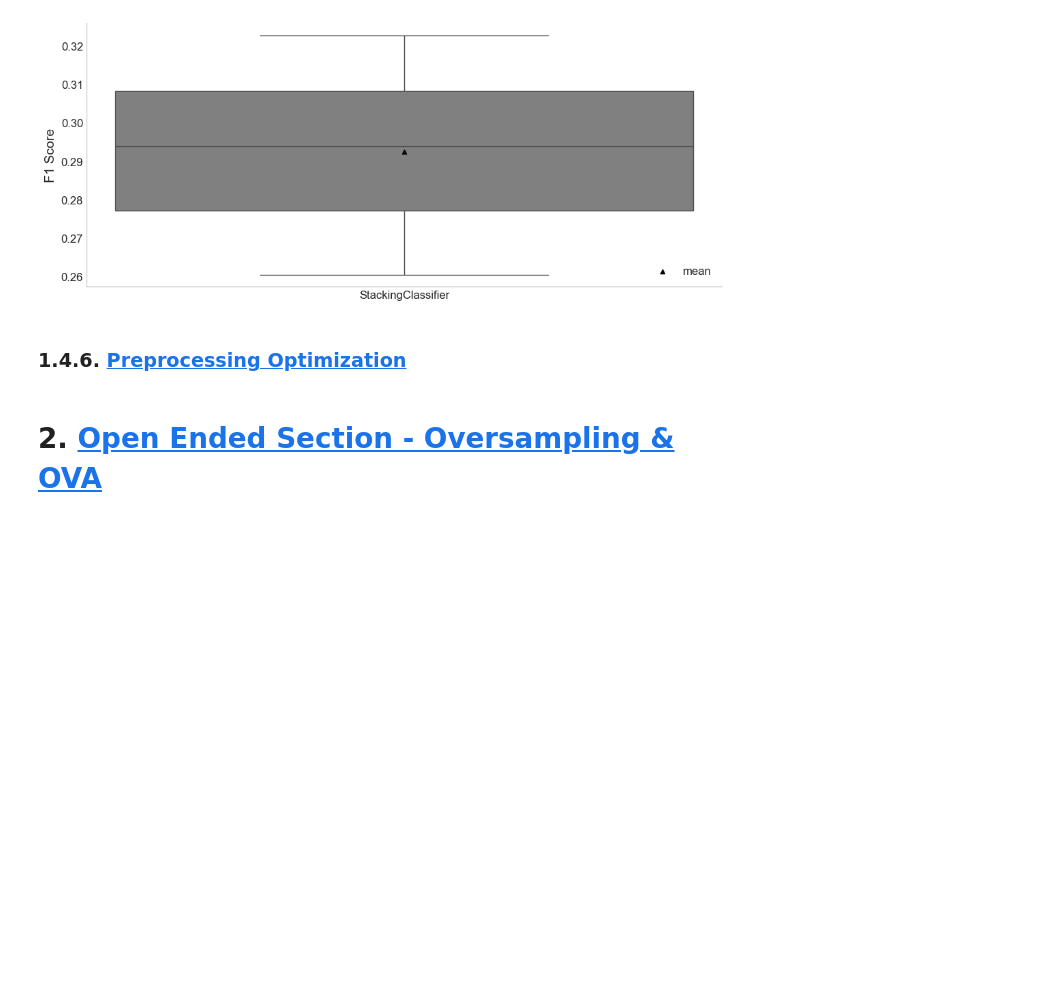
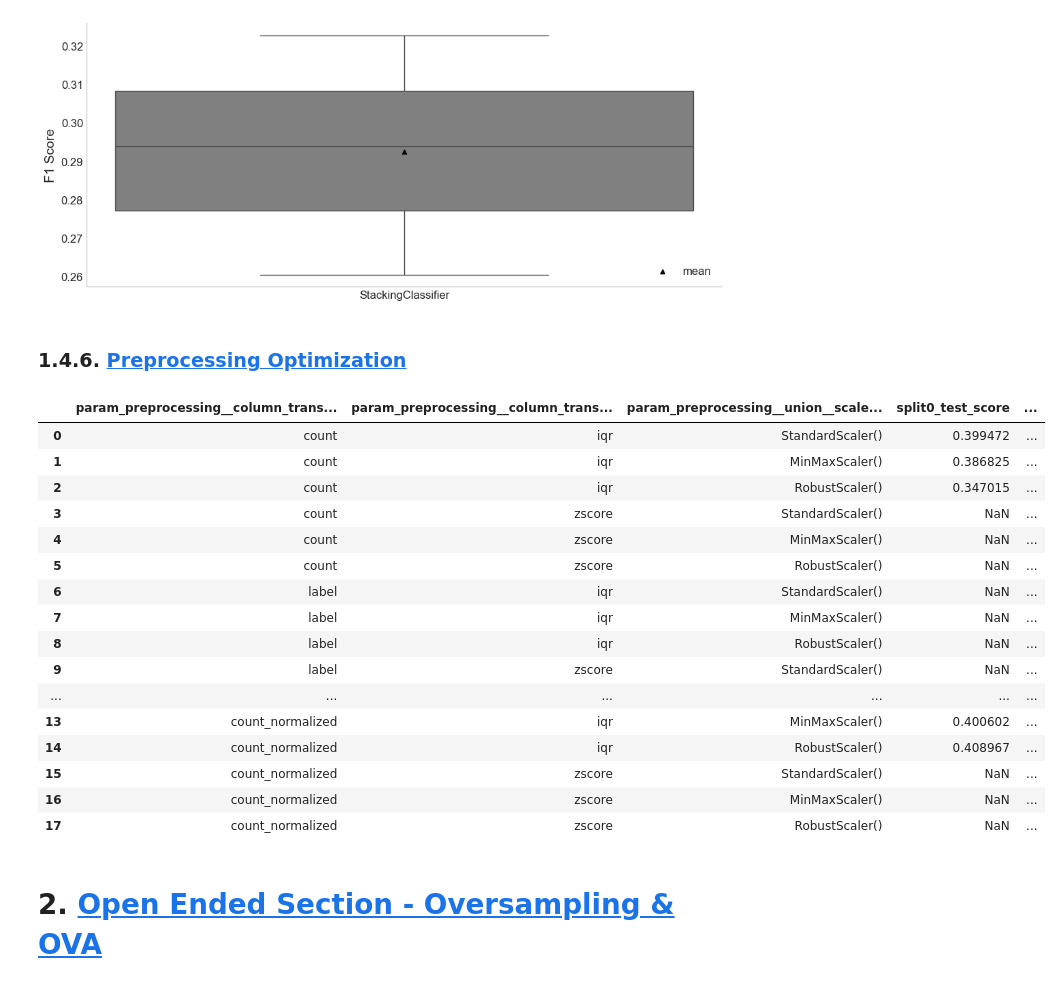
Before and after one commit to DiogoPF/Multiclass_Classification-WCB, a Jupyter notebook: Pipeline_diogo.ipynb, the cells around one changed output. Cells and saved outputs as stored; diff of their text form; code cells hidden in the pictures; blank space fills up the shorter version.

Commit message:
preprocessing rerun

```diff
--- a/Pipeline_diogo.ipynb
+++ b/Pipeline_diogo.ipynb
@@ -2385,7 +2380,7 @@ if run:
         ]
     )
 
-    best_model = MLPClassifier(
+    best_model_mlp = MLPClassifier(
         (30, 30),
         activation="tanh",
         learning_rate="constant",
@@ -2393,10 +2388,13 @@ if run:
         max_iter=1000,
         solver="sgd",
     )
+    best_model_gboost = GradientBoostingClassifier(
+        learning_rate=0.1, max_depth=5, max_features=0.5, n_estimators=50, subsample=0.5
+    )
 
     param_grid = [
         {
-            "model": [best_model],
+            "model": [best_model_mlp, best_model_gboost],
             "preprocessing": [baseline_v1],
             "feature_selection__percentile": [90],
             # Scalers
@@ -2408,7 +2406,7 @@ if run:
             # Outlier capping method
             "preprocessing__column_transformer__num_pipeline__outlier_capping__method": [
                 "iqr",
-                "zscore",
+                "percentile",
             ],
             # Cat Encoding
             "preprocessing__column_transformer__cat_pipeline__encoder__encoding_strategy": [
@@ -2439,7 +2437,39 @@ if run:
     notify(f"Execution completed in {int(hours)}:{int(minutes)}:{round(seconds)}")
 
 else:
-    ensemble_opt_models_gs = load("./runs/pre_processing_opt.joblib")
+    pre_processing_opt_gs = load("./runs/pre_processing_opt.joblib")
+# %%
+results = {
+    key: pre_processing_opt_gs.cv_results_[key]
+    for key in [
+        "param_preprocessing__column_transformer__cat_pipeline__encoder__encoding_strategy",
+        "param_preprocessing__column_transformer__num_pipeline__outlier_capping__method",
+        "param_preprocessing__union__scaler__scaler",
+        "split0_test_score",
+        "split1_test_score",
+        "split2_test_score",
+    ]
+}
+# %%
+pd.DataFrame(results)
+# %% [output]
+|  | param_preprocessing__column_trans... | param_preprocessing__column_trans... | param_preprocessing__union__scale... | split0_test_score | ... |
+| 0 | count | iqr | StandardScaler() | 0.399472 | ... |
+| 1 | count | iqr | MinMaxScaler() | 0.386825 | ... |
+| 2 | count | iqr | RobustScaler() | 0.347015 | ... |
+| 3 | count | zscore | StandardScaler() | NaN | ... |
+| 4 | count | zscore | MinMaxScaler() | NaN | ... |
+| 5 | count | zscore | RobustScaler() | NaN | ... |
+| 6 | label | iqr | StandardScaler() | NaN | ... |
+| 7 | label | iqr | MinMaxScaler() | NaN | ... |
+| 8 | label | iqr | RobustScaler() | NaN | ... |
+| 9 | label | zscore | StandardScaler() | NaN | ... |
+| ... | ... | ... | ... | ... | ... |
+| 13 | count_normalized | iqr | MinMaxScaler() | 0.400602 | ... |
+| 14 | count_normalized | iqr | RobustScaler() | 0.408967 | ... |
+| 15 | count_normalized | zscore | StandardScaler() | NaN | ... |
+| 16 | count_normalized | zscore | MinMaxScaler() | NaN | ... |
+| 17 | count_normalized | zscore | RobustScaler() | NaN | ... |
 # %% [markdown]
 # 2. <a id='toc2_'></a>[Open Ended Section - Oversampling & OVA](#toc0_)
 # %%
```
Also changed, not shown: parts of 1 cell of this notebook.
